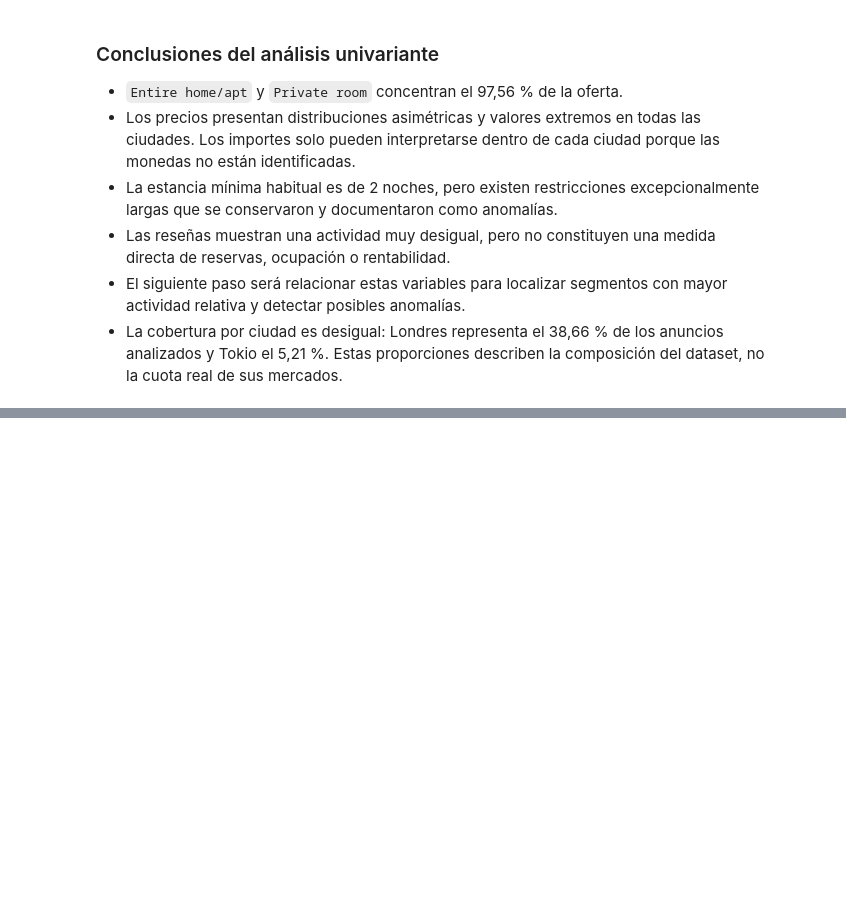
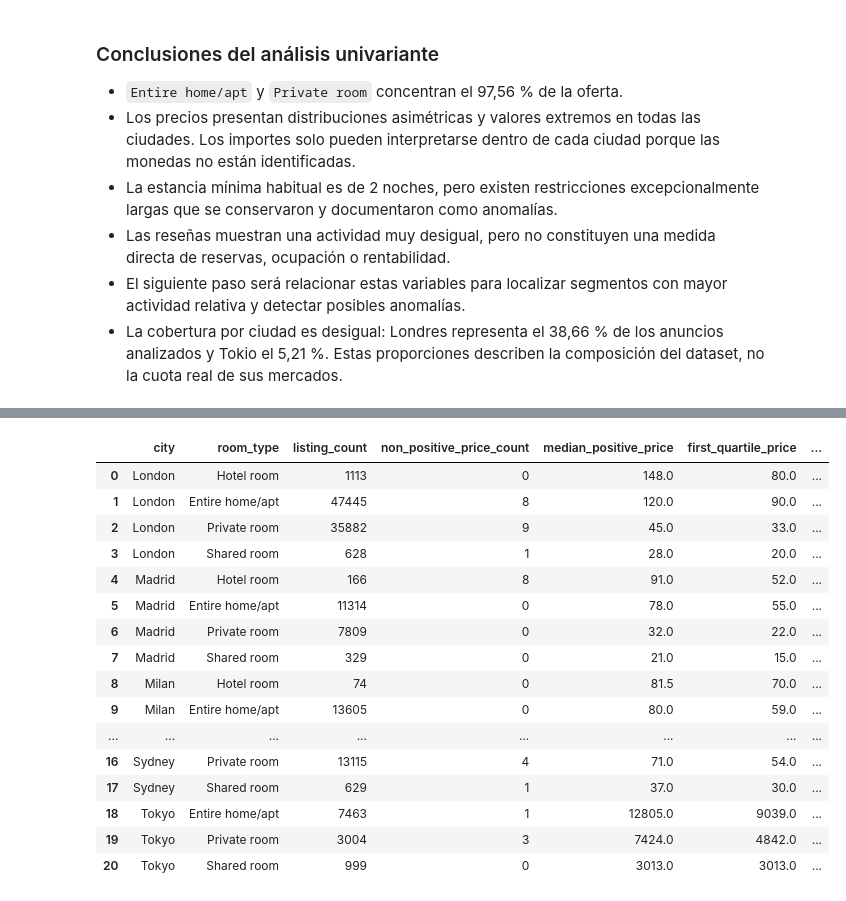
Before and after one commit to Bootcamp-IA-MAD-P7/project8-ad1, a Jupyter notebook: notebooks/03_exploratory_analysis.ipynb, the cells around one changed output, grey strips where cells are left out. Saved outputs shown, nothing was run; the diff lists cells and outputs as text; code cells hidden in the pictures; blank space fills up the shorter version.

Commit message:
feat: complete relational exploratory analysis

```diff
--- a/notebooks/03_exploratory_analysis.ipynb
+++ b/notebooks/03_exploratory_analysis.ipynb
@@ -734,0 +748,65 @@ alojamiento y precio.
+# %%
+price_segment_data = analysis_data.assign(
+    positive_price=analysis_data["price"].where(
+        analysis_data["price"].gt(0)
+    )
+)
+
+price_by_city_room = (
+    price_segment_data
+    .groupby(["city", "room_type"], as_index=False)
+    .agg(
+        listing_count=("id", "nunique"),
+        non_positive_price_count=(
+            "price",
+            lambda values: values.le(0).sum(),
+        ),
+        median_positive_price=("positive_price", "median"),
+        first_quartile_price=(
+            "positive_price",
+            lambda values: values.quantile(0.25),
+        ),
+        third_quartile_price=(
+            "positive_price",
+            lambda values: values.quantile(0.75),
+        ),
+    )
+)
+
+price_by_city_room["city_share_percentage"] = (
+    price_by_city_room["listing_count"]
+    / price_by_city_room
+      .groupby("city")["listing_count"]
+      .transform("sum")
+    * 100
+).round(2)
+
+price_by_city_room["interquartile_range"] = (
+    price_by_city_room["third_quartile_price"]
+    - price_by_city_room["first_quartile_price"]
+)
+
+price_by_city_room = price_by_city_room.sort_values(
+    ["city", "median_positive_price"],
+    ascending=[True, False],
+).reset_index(drop=True)
+
+price_by_city_room
+# %% [output]
+|  | city | room_type | listing_count | non_positive_price_count | median_positive_price | first_quartile_price | ... |
+| 0 | London | Hotel room | 1113 | 0 | 148.0 | 80.0 | ... |
+| 1 | London | Entire home/apt | 47445 | 8 | 120.0 | 90.0 | ... |
+| 2 | London | Private room | 35882 | 9 | 45.0 | 33.0 | ... |
+| 3 | London | Shared room | 628 | 1 | 28.0 | 20.0 | ... |
+| 4 | Madrid | Hotel room | 166 | 8 | 91.0 | 52.0 | ... |
+| 5 | Madrid | Entire home/apt | 11314 | 0 | 78.0 | 55.0 | ... |
+| 6 | Madrid | Private room | 7809 | 0 | 32.0 | 22.0 | ... |
+| 7 | Madrid | Shared room | 329 | 0 | 21.0 | 15.0 | ... |
+| 8 | Milan | Hotel room | 74 | 0 | 81.5 | 70.0 | ... |
+| 9 | Milan | Entire home/apt | 13605 | 0 | 80.0 | 59.0 | ... |
+| ... | ... | ... | ... | ... | ... | ... | ... |
+| 16 | Sydney | Private room | 13115 | 4 | 71.0 | 54.0 | ... |
+| 17 | Sydney | Shared room | 629 | 1 | 37.0 | 30.0 | ... |
+| 18 | Tokyo | Entire home/apt | 7463 | 1 | 12805.0 | 9039.0 | ... |
+| 19 | Tokyo | Private room | 3004 | 3 | 7424.0 | 4842.0 | ... |
+| 20 | Tokyo | Shared room | 999 | 0 | 3013.0 | 3013.0 | ... |
```
Also changed, not shown: parts of 11 cells of this notebook, 4 other files.
